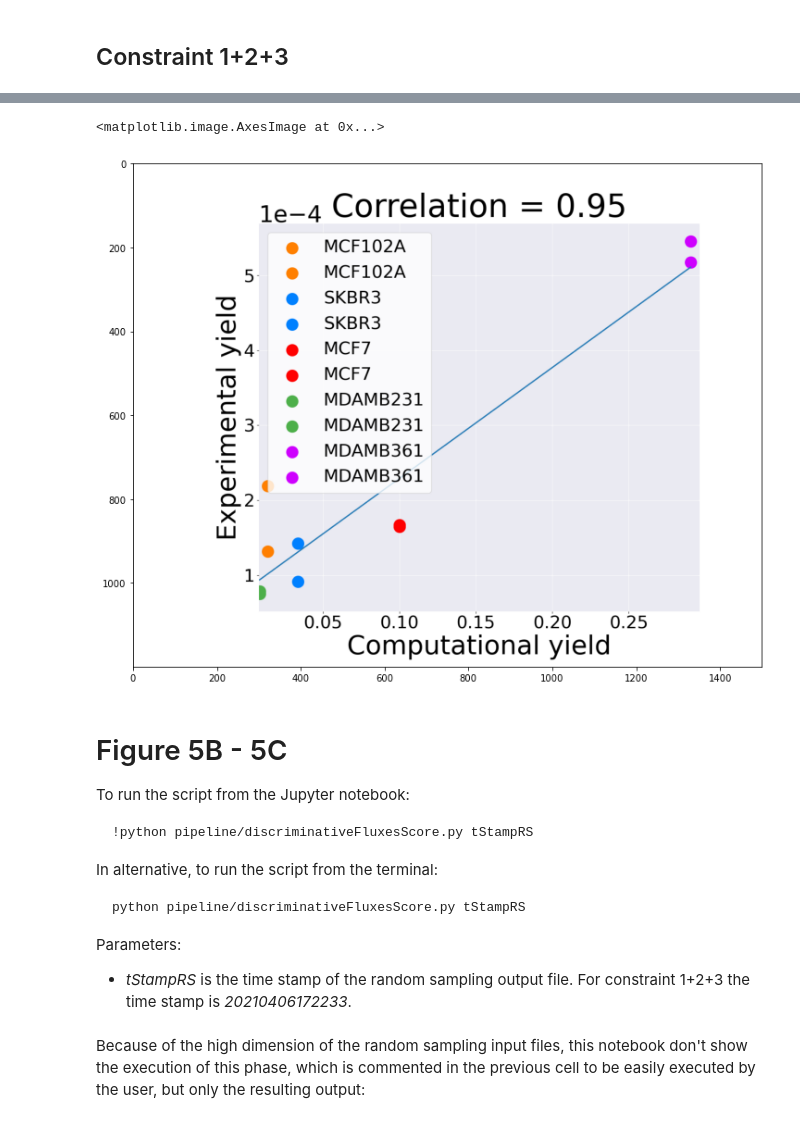
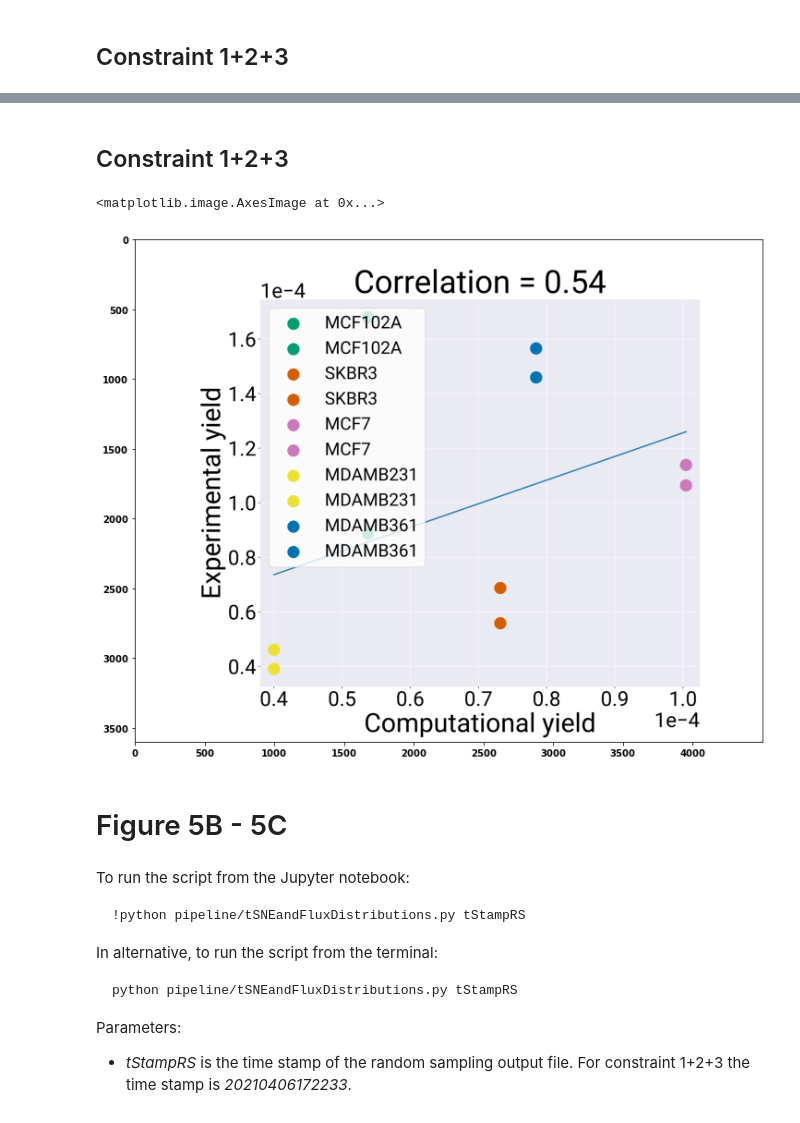
Before and after one commit to qLSLab/integrate, a Jupyter notebook: dataAnalysis.ipynb, the cells around one changed output, grey strips where cells are left out. Saved outputs shown, nothing was run; the diff lists cells and outputs as text; code cells hidden in the pictures.

````diff
--- a/dataAnalysis.ipynb
+++ b/dataAnalysis.ipynb
@@ -395 +322,3 @@ plt.imshow(im)
+# %% [markdown]
+## Constraint 1+2+3
 # %%
@@ -397,24 +326,23 @@ plt.imshow(im)
 # %%
-im = img.imread(os.path.join(FIGUREDIR, 'yieldOnGlc_rs_20210406172233.png'))
+im = img.imread(os.path.join(FIGUREDIR, 'yieldENGRO_wetVsSilico_Glc_MEDIANSpearman_MRY_20211203.png'))
 
 # show image
 plt.figure(figsize=(20,10))
 plt.imshow(im)
 # %% [output]
 <matplotlib.image.AxesImage at 0x...>
-[figure, old version]
+[figure, new version]
+# %% [markdown]
+# Figure 5B - 5C
 # %% [markdown]
-# Figure 5B - 5C
-
-
 To run the script from the Jupyter notebook:
 ```python
-!python pipeline/discriminativeFluxesScore.py tStampRS
+!python pipeline/tSNEandFluxDistributions.py tStampRS
 ```
 
 In alternative, to run the script from the terminal:
 ```python
-python pipeline/discriminativeFluxesScore.py tStampRS
+python pipeline/tSNEandFluxDistributions.py tStampRS
 ```
 
 Parameters:
@@ -424,2 +349,0 @@ Parameters:
-# %% [markdown]
-Because of the high dimension of the random sampling input files, this notebook don't show the execution of this phase, which is commented in the previous cell to be easily executed by the user, but only the resulting output:
````
Also changed, not shown: parts of 67 cells of this notebook, 15 other files.
